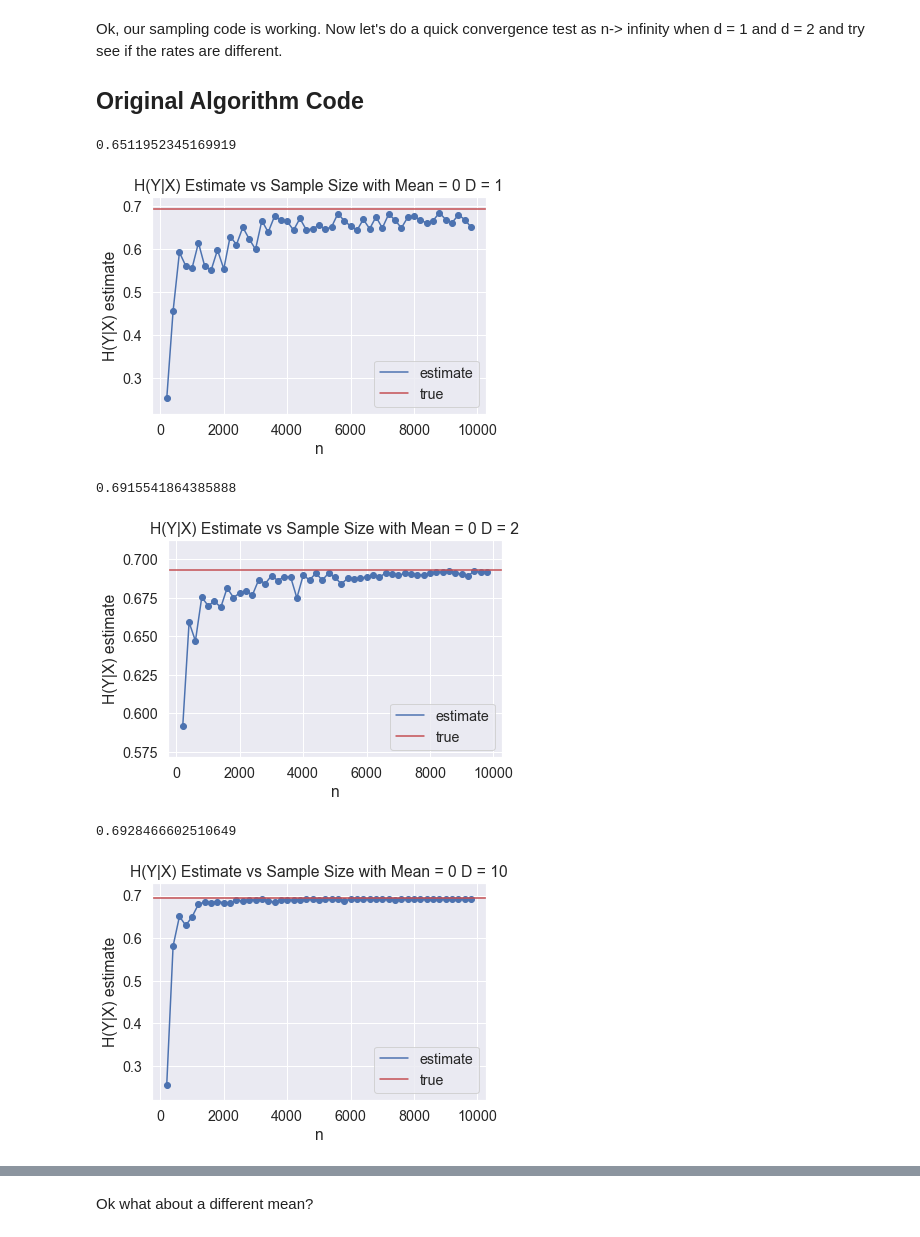
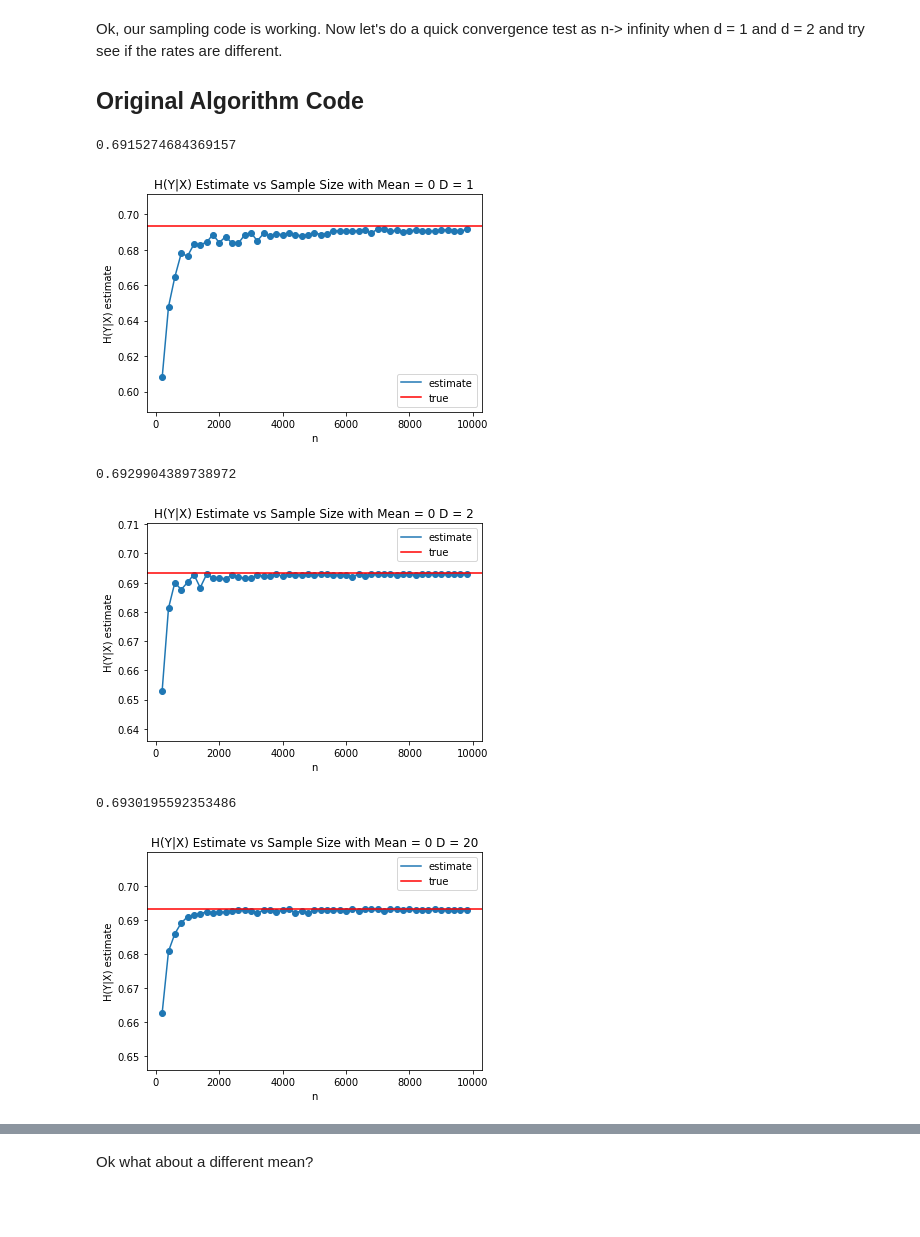
Before and after one commit to rguo123/conditional_entropy_forests, a Jupyter notebook: Random Forest Estimate in High Dimensions.ipynb, the cells around one changed output, grey strips where cells are left out. Saved outputs shown, nothing was run; the diff lists cells and outputs as text; code cells hidden in the pictures; blank space fills up the shorter version.

```diff
--- a/Random Forest Estimate in High Dimensions.ipynb
+++ b/Random Forest Estimate in High Dimensions.ipynb
@@ -86,30 +86,30 @@ def estimate_conditional_entropy(X, y, n_trees = 10, max_depth = None, bootstrap
 # %%
 np.warnings.filterwarnings('ignore')
 
 def get_cond_entropy_vs_n(mean, d):
     conditional_entropy = []
     sample_sizes = [i*200 for i in range(1, 50)]
     for elem in sample_sizes:
         X, y = get_multivariate_sample(elem, d, mean)
-        conditional_entropy.append(estimate_conditional_entropy(np.array(X), y, 20, 10, bootstrap = False))
+        conditional_entropy.append(estimate_conditional_entropy(np.array(X), y, 200, int(np.log(d) + 3), bootstrap = False))
     return sample_sizes, conditional_entropy
 
 
 sample_sizes, cond_entropy = get_cond_entropy_vs_n(0, 1)
 print(cond_entropy[-1])
 plt.scatter(sample_sizes, cond_entropy)
 line_est, = plt.plot(sample_sizes, cond_entropy, label = "estimate")
 line_true = plt.axhline(y=.69315, color='r', linestyle='-', label = "true")
 plt.xlabel("n")
 plt.ylabel("H(Y|X) estimate")
 plt.legend(handles=[line_est, line_true])
 plt.title("H(Y|X) Estimate vs Sample Size with Mean = 0 D = 1")
 plt.show()
 # %% [output]
-0.6511952345169919
+0.6915274684369157
-[figure, old version]
+[figure, new version]
 # %%
-sample_sizes, cond_entropy = get_cond_entropy_vs_n(0, 2)
+sample_sizes, cond_entropy = get_cond_entropy_vs_n(0, 10)
 print(cond_entropy[-1])
 plt.scatter(sample_sizes, cond_entropy)
 line_est, = plt.plot(sample_sizes, cond_entropy, label = "estimate")
@@ -120,10 +120,10 @@ plt.legend(handles=[line_est, line_true])
 plt.title("H(Y|X) Estimate vs Sample Size with Mean = 0 D = 2")
 plt.show()
 # %% [output]
-0.6915541864385888
+0.6929904389738972
-[figure, old version]
+[figure, new version]
 # %%
-sample_sizes, cond_entropy = get_cond_entropy_vs_n(0, 10)
+sample_sizes, cond_entropy = get_cond_entropy_vs_n(0, 20)
 print(cond_entropy[-1])
 plt.scatter(sample_sizes, cond_entropy)
 line_est, = plt.plot(sample_sizes, cond_entropy, label = "estimate")
@@ -131,8 +131,8 @@ line_true = plt.axhline(y=.69315, color='r', linestyle='-', label = "true")
 plt.xlabel("n")
 plt.ylabel("H(Y|X) estimate")
 plt.legend(handles=[line_est, line_true])
-plt.title("H(Y|X) Estimate vs Sample Size with Mean = 0 D = 10")
+plt.title("H(Y|X) Estimate vs Sample Size with Mean = 0 D = 20")
 plt.show()
 # %% [output]
-0.6928466602510649
+0.6930195592353486
-[figure, old version]
+[figure, new version]
```
Also changed, not shown: parts of 7 cells of this notebook, 6 other files.
